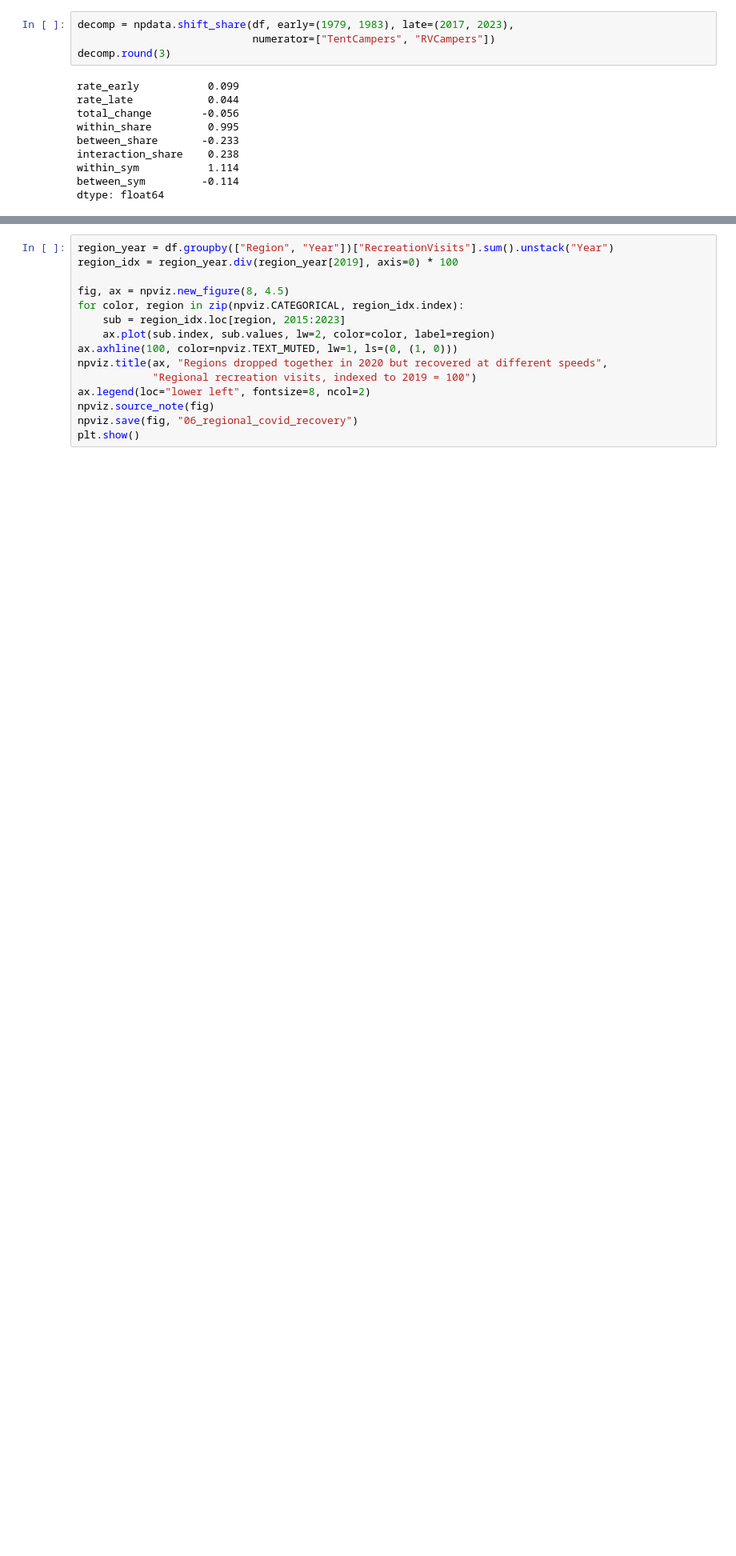
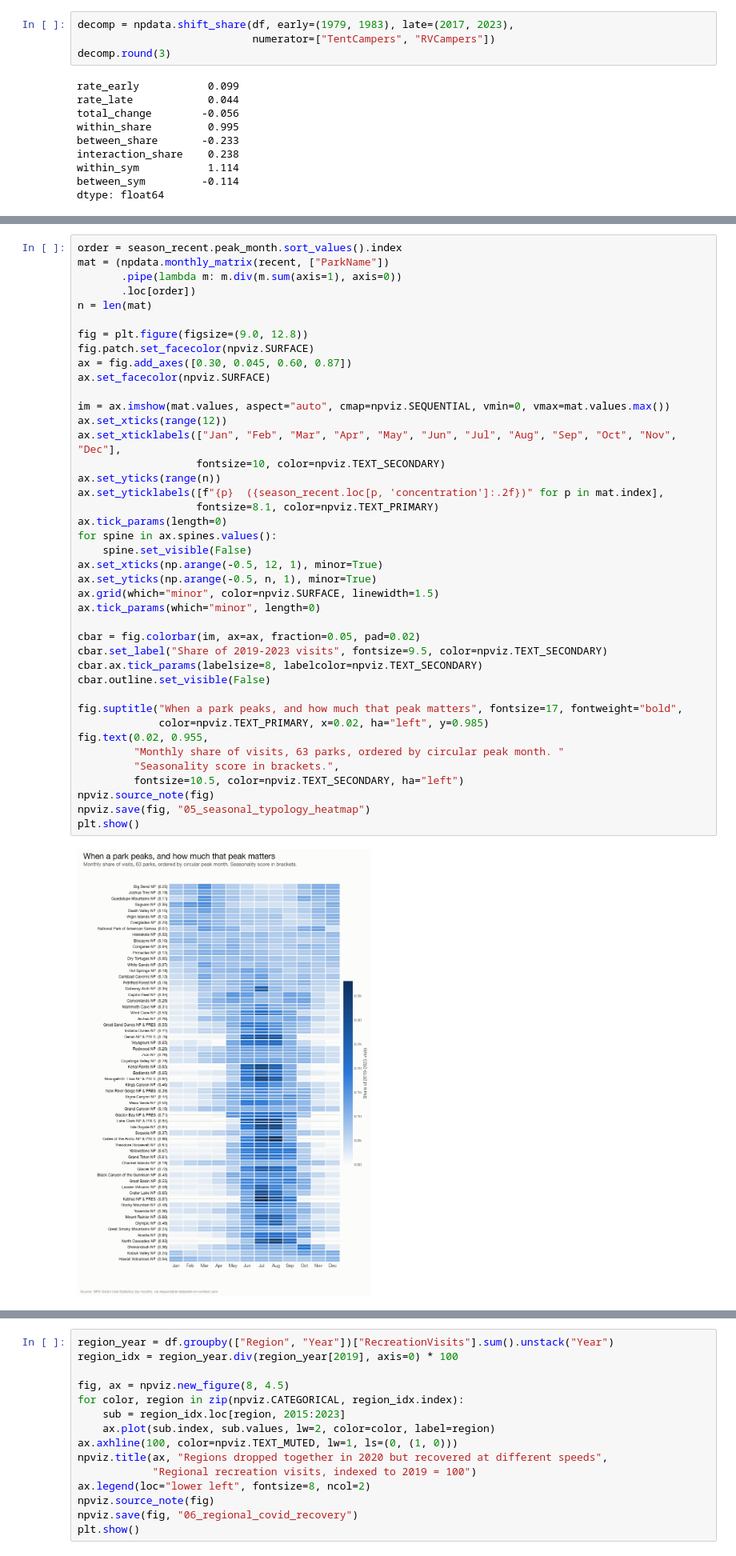
Before and after one commit to sikandaral/SI_699_mini_project, a Jupyter notebook: notebooks/sikandar_eda.ipynb, the cells around one changed output, grey strips where cells are left out. Shown at 80% size. Cells and saved outputs as stored; diff of their text form; blank space fills up the shorter version.

```diff
--- a/notebooks/sikandar_eda.ipynb
+++ b/notebooks/sikandar_eda.ipynb
@@ -438,0 +481,43 @@ but consistent with the same broader story of *changing* seasonal windows.
+# %%
+order = season_recent.peak_month.sort_values().index
+mat = (npdata.monthly_matrix(recent, ["ParkName"])
+       .pipe(lambda m: m.div(m.sum(axis=1), axis=0))
+       .loc[order])
+n = len(mat)
+
+fig = plt.figure(figsize=(9.0, 12.8))
+fig.patch.set_facecolor(npviz.SURFACE)
+ax = fig.add_axes([0.30, 0.045, 0.60, 0.87])
+ax.set_facecolor(npviz.SURFACE)
+
+im = ax.imshow(mat.values, aspect="auto", cmap=npviz.SEQUENTIAL, vmin=0, vmax=mat.values.max())
+ax.set_xticks(range(12))
+ax.set_xticklabels(["Jan", "Feb", "Mar", "Apr", "May", "Jun", "Jul", "Aug", "Sep", "Oct", "Nov", "Dec"],
+                   fontsize=10, color=npviz.TEXT_SECONDARY)
+ax.set_yticks(range(n))
+ax.set_yticklabels([f"{p}  ({season_recent.loc[p, 'concentration']:.2f})" for p in mat.index],
+                   fontsize=8.1, color=npviz.TEXT_PRIMARY)
+ax.tick_params(length=0)
+for spine in ax.spines.values():
+    spine.set_visible(False)
+ax.set_xticks(np.arange(-0.5, 12, 1), minor=True)
+ax.set_yticks(np.arange(-0.5, n, 1), minor=True)
+ax.grid(which="minor", color=npviz.SURFACE, linewidth=1.5)
+ax.tick_params(which="minor", length=0)
+
+cbar = fig.colorbar(im, ax=ax, fraction=0.05, pad=0.02)
+cbar.set_label("Share of 2019-2023 visits", fontsize=9.5, color=npviz.TEXT_SECONDARY)
+cbar.ax.tick_params(labelsize=8, labelcolor=npviz.TEXT_SECONDARY)
+cbar.outline.set_visible(False)
+
+fig.suptitle("When a park peaks, and how much that peak matters", fontsize=17, fontweight="bold",
+             color=npviz.TEXT_PRIMARY, x=0.02, ha="left", y=0.985)
+fig.text(0.02, 0.955,
+         "Monthly share of visits, 63 parks, ordered by circular peak month. "
+         "Seasonality score in brackets.",
+         fontsize=10.5, color=npviz.TEXT_SECONDARY, ha="left")
+npviz.source_note(fig)
+npviz.save(fig, "05_seasonal_typology_heatmap")
+plt.show()
+# %% [output]
+[figure, added]
```
Also changed, not shown: parts of 37 cells of this notebook.
